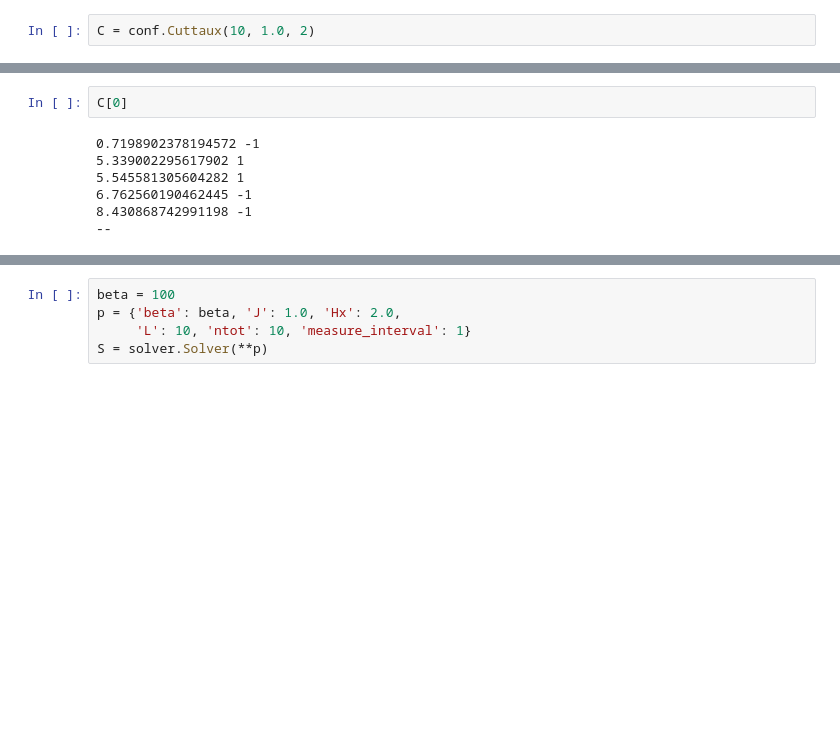
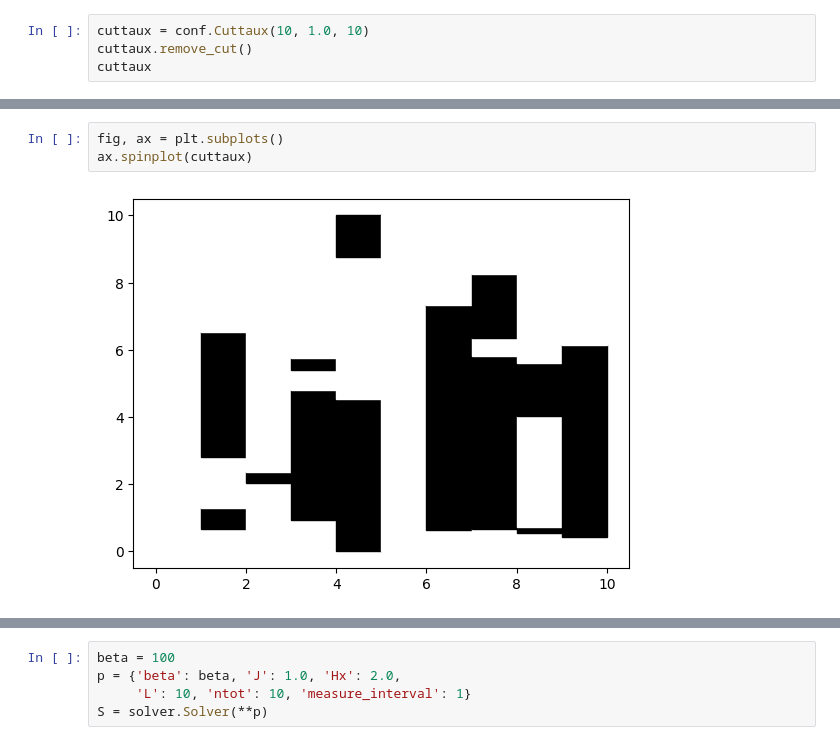
Before and after one commit to yamashun99/ctqmc, a Jupyter notebook: main.ipynb, the cells around one changed output, grey strips where cells are left out. Drawn from its saved outputs; the diff is of its cells as text; blank space fills up the shorter version.

Commit message:
add plot

```diff
--- a/main.ipynb
+++ b/main.ipynb
@@ -17,2 +19,4 @@ importlib.reload(solver)
 # %%
-C = conf.Cuttaux(10, 1.0, 2)
+cuttaux = conf.Cuttaux(10, 1.0, 10)
+cuttaux.remove_cut()
+cuttaux
@@ -19,9 +41,5 @@ C = conf.Cuttaux(10, 1.0, 2)
-# %%
-C[0]
-# %% [output]
-0.7198902378194572 -1
-5.339002295617902 1
-5.545581305604282 1
-6.762560190462445 -1
-8.430868742991198 -1
---
+# %%
+fig, ax = plt.subplots()
+ax.spinplot(cuttaux)
+# %% [output]
+[figure, added]
```
Also changed, not shown: parts of 7 cells of this notebook, 3 other files.
